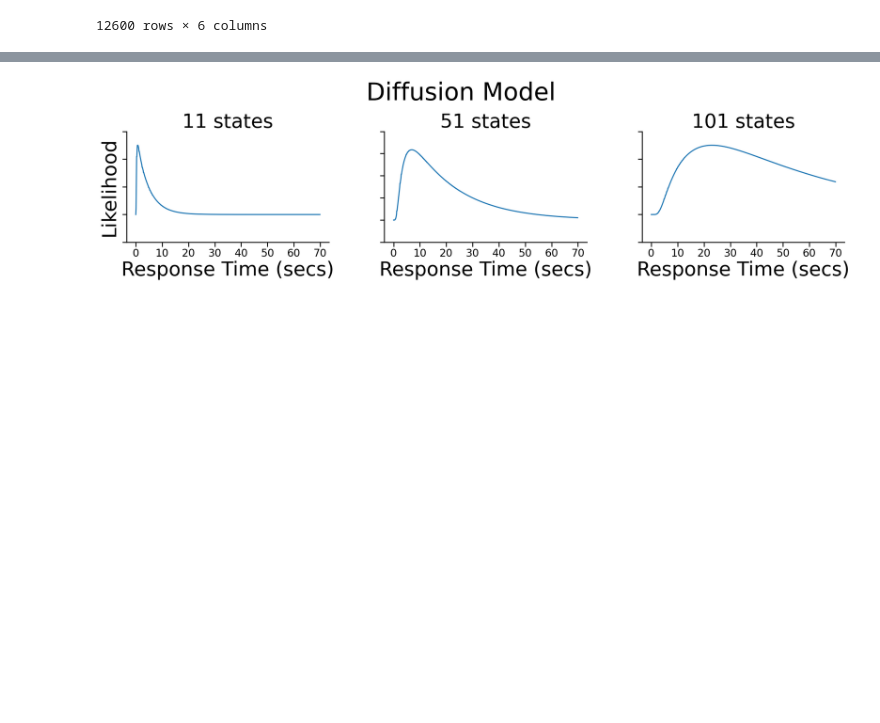
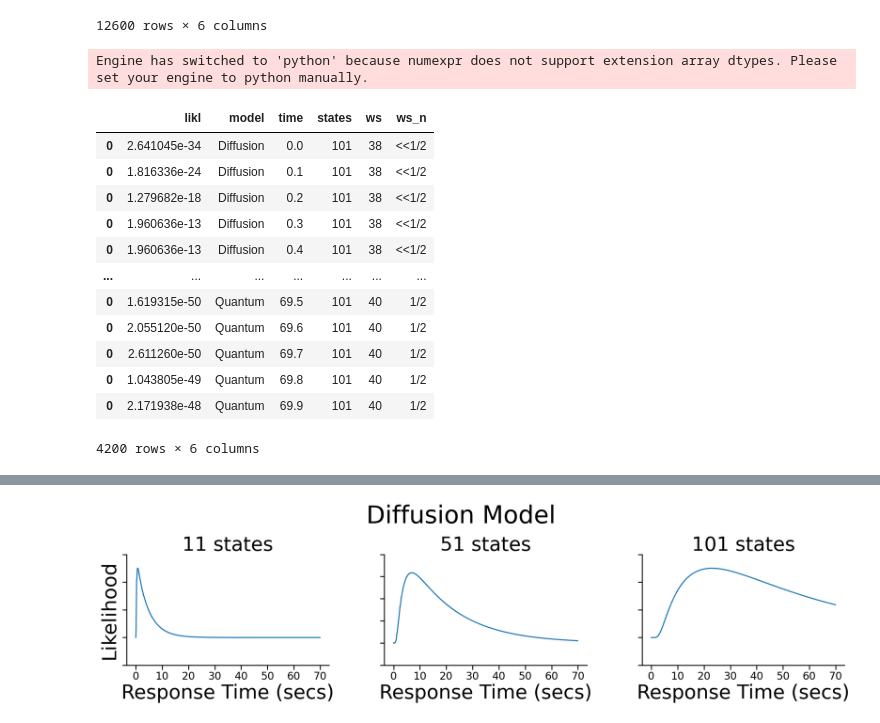
Before and after one commit to rkmalaiya/stochastic_cognitive_dynamics, a Jupyter notebook: poc/Diffusion_Quantum_Discrete_Continuous_Time.ipynb, the cells around one changed output, grey strips where cells are left out. Saved outputs shown, nothing was run; the diff lists cells and outputs as text; code cells hidden in the pictures; blank space fills up the shorter version.

```diff
--- a/poc/Diffusion_Quantum_Discrete_Continuous_Time.ipynb
+++ b/poc/Diffusion_Quantum_Discrete_Continuous_Time.ipynb
@@ -227,5 +235,22 @@ df_plot_n
 | 0 | 1.043805e-49 | Quantum | 69.8 | 101 | 40 | 1/2 |
 | 0 | 2.171938e-48 | Quantum | 69.9 | 101 | 40 | 1/2 |
 12600 rows × 6 columns
+# %%
+df_plot_n.query("states==101")
+# %% [output]
+Engine has switched to 'python' because numexpr does not support extension array dtypes. Please set your engine to python manually.
+|  | likl | model | time | states | ws | ws_n |
+| 0 | 2.641045e-34 | Diffusion | 0.0 | 101 | 38 | <<1/2 |
+| 0 | 1.816336e-24 | Diffusion | 0.1 | 101 | 38 | <<1/2 |
+| 0 | 1.279682e-18 | Diffusion | 0.2 | 101 | 38 | <<1/2 |
+| 0 | 1.960636e-13 | Diffusion | 0.3 | 101 | 38 | <<1/2 |
+| 0 | 1.960636e-13 | Diffusion | 0.4 | 101 | 38 | <<1/2 |
+| ... | ... | ... | ... | ... | ... | ... |
+| 0 | 1.619315e-50 | Quantum | 69.5 | 101 | 40 | 1/2 |
+| 0 | 2.055120e-50 | Quantum | 69.6 | 101 | 40 | 1/2 |
+| 0 | 2.611260e-50 | Quantum | 69.7 | 101 | 40 | 1/2 |
+| 0 | 1.043805e-49 | Quantum | 69.8 | 101 | 40 | 1/2 |
+| 0 | 2.171938e-48 | Quantum | 69.9 | 101 | 40 | 1/2 |
+4200 rows × 6 columns
 # %%
 with sns.plotting_context("talk", font_scale=1.7):
```
Also changed, not shown: parts of 8 cells of this notebook, 3 other files.
